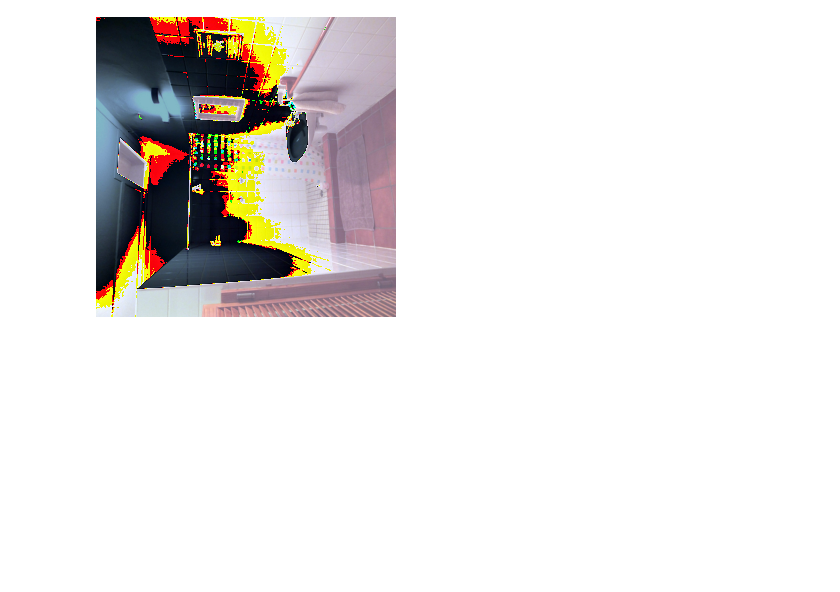
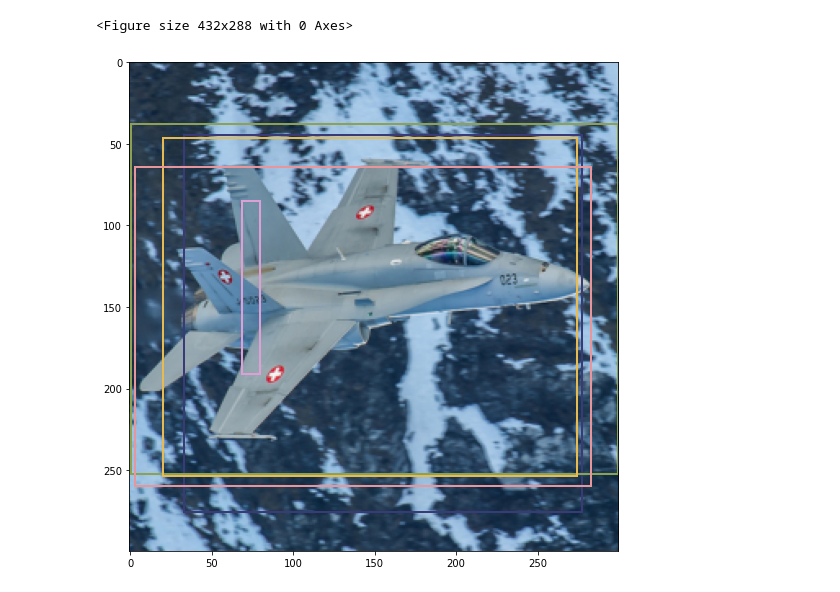
Before and after one commit to Kuanch/pyplayground, a Jupyter notebook: torch_classifier/demo/train_ssd_step_by_step.ipynb, the cells around one changed output. Cells and saved outputs as stored; diff of their text form; code cells hidden in the pictures; blank space fills up the shorter version.

Commit message:
feat: add tqdm, visualize predict bounding box after trained

```diff
--- a/torch_classifier/demo/train_ssd_step_by_step.ipynb
+++ b/torch_classifier/demo/train_ssd_step_by_step.ipynb
@@ -35,8 +38,8 @@ criterion = MultiBoxLoss(priors_cxcy=priors)
 # %%
 coco_transform = transforms.Compose([transforms.Resize((300, 300)),
                                     transforms.ToTensor(),
-                                    transforms.Normalize([0.485, 0.456, 0.406], [0.229, 0.224, 0.225])])
-batch_size = 8
+                                    transforms.Normalize(mean=[0.485, 0.456, 0.406], std=[0.229, 0.224, 0.225])])
+batch_size = 16
 images = []
 # %%
 def collate_fn_coco(batch):
@@ -66,5 +69,5 @@ batch_sampler = torch.utils.data.BatchSampler(sampler, batch_size, drop_last=Tru
 
 data_loader = torch.utils.data.DataLoader(
         coco, batch_sampler=batch_sampler, num_workers=4,
-        collate_fn=collate_fn_coco)
+        collate_fn=collate_fn_coco, pin_memory=True)
 # %%
@@ -90,0 +110,8 @@ for i, (imgs, b_bboxes, b_labels) in enumerate(data_loader):
+# %%
+box = []
+label = []
+score = []
+for pred_bbox, pred_prob in zip(inference_bbox, inference_prob):
+    b, l, s = ssd_net.detect_objects(pred_bbox, pred_prob, 0.1, 0.9, 3)
+    box.append(b); label.append(l); score.append(s)
+box, label, score
@@ -108,8 +163,28 @@ losses
 # %%
 from PIL import Image
 import numpy as np
-img = imgs[1].permute(2, 1, 0)
-
-Image.fromarray(np.array(img.numpy() * 17 / [0.25, 0.224, 0.225] + [0.485, 0.456, 0.406], dtype=np.uint8))
+_eval_img = (eval_img[0].permute(1, 2, 0).numpy() * [0.229, 0.224, 0.225] + [0.485, 0.456, 0.406]) * 255
-# %% [output]
-[figure, removed]
+# %%
+import matplotlib.pyplot as plt
+import matplotlib.patches as patches
+
+plt.figure()
+fig, ax = plt.subplots(1, figsize=(12,9))
+ax.imshow(np.array(_eval_img, dtype=np.uint8))
+
+cmap = plt.get_cmap('tab20b')
+colors = [cmap(i) for i in np.linspace(0, 1, 5)]
+
+width, height = (300, 300)
+for i in range(5):
+    obj = np.array(box[-i][0][torch.argmax(score[-i][0])].cpu())
+    x = obj[0] * width
+    y = obj[1] * height
+    box_w = (obj[2] - obj[0]) * width
+    box_h = (obj[3] - obj[1]) * height
+    bbox = patches.Rectangle((x, y), box_w, box_h,
+             linewidth=2, edgecolor=colors[i], facecolor='none')
+    ax.add_patch(bbox)
+# %% [output]
+<Figure size 432x288 with 0 Axes>
+[figure, added]
```
Also changed, not shown: parts of 6 cells of this notebook.
